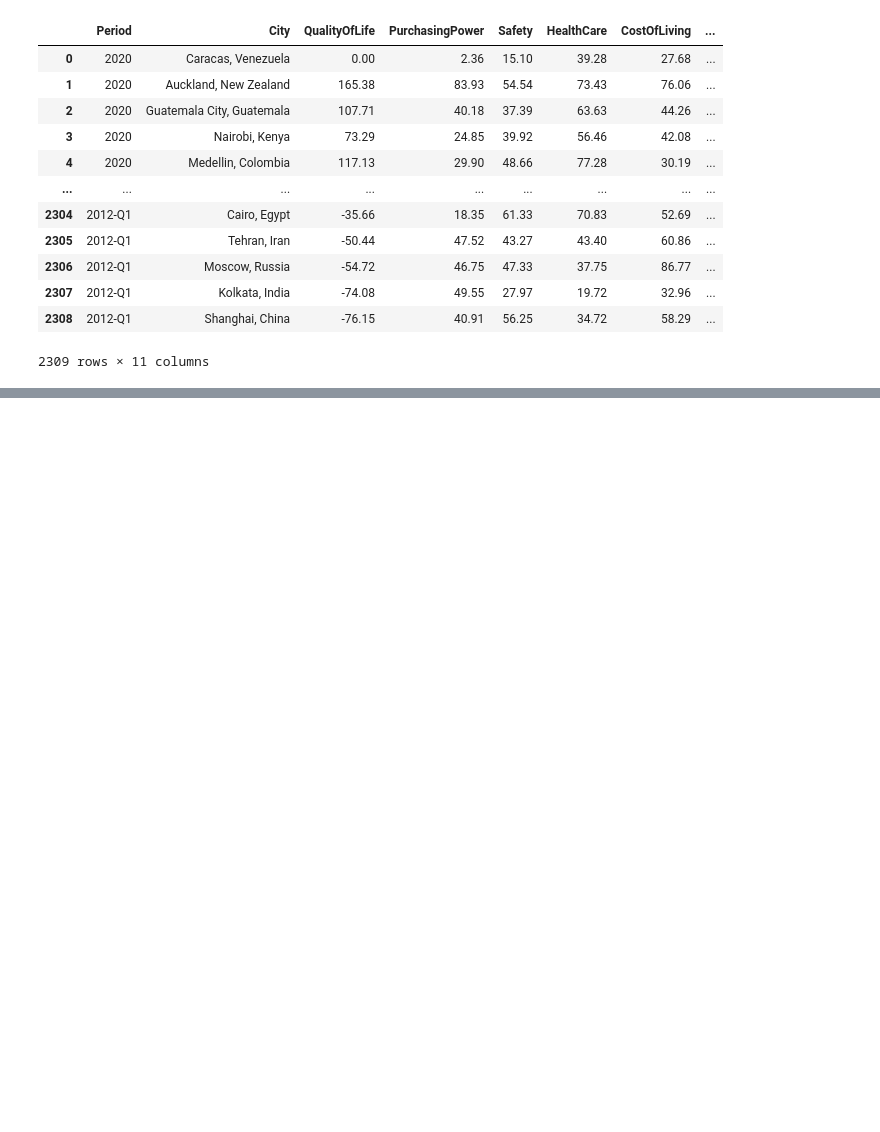
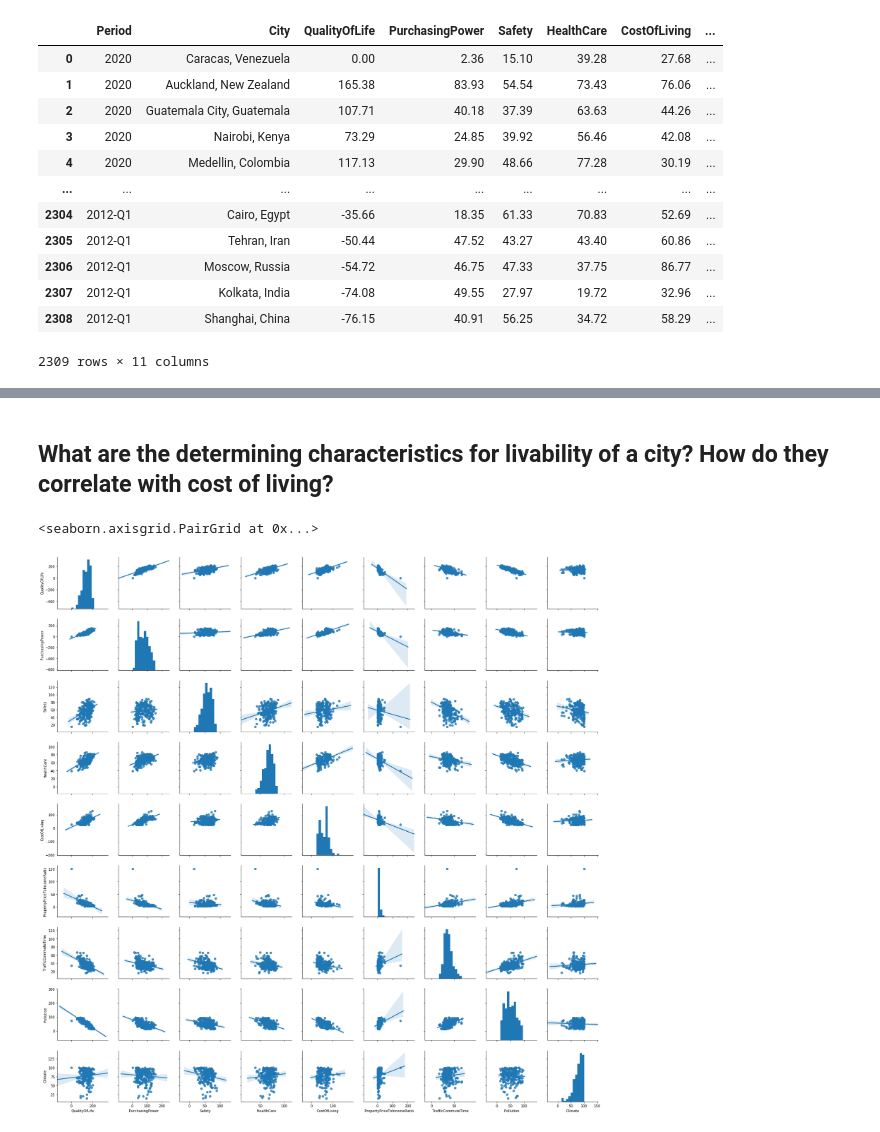
Before and after one commit to helmuthb/data-oriented-programming, a Jupyter notebook: Numbeo.ipynb, the cells around one changed output, grey strips where cells are left out. Cells and saved outputs as stored; diff of their text form; code cells hidden in the pictures; blank space fills up the shorter version.

Commit message:
Answered Question 1 and Question 4 added further todos

```diff
--- a/Numbeo.ipynb
+++ b/Numbeo.ipynb
@@ -104,0 +112,12 @@ fig.savefig('visuals/RankingsOverTimeBoxPlot.png')
+# %% [markdown]
+## What are the determining characteristics for livability of a city? How do they correlate with cost of living?
+# %%
+#for this question we will look at the most recent data (2020) and make a visual analysis.
+#after that we will train a linear regression model in r and interpret the inference statistics
+
+dfNumbeo2020 = dfNumbeo.set_index('Period').loc['2020',:]
+#dfNumbeo2020
+sns.pairplot(dfNumbeo2020,kind="reg")
+# %% [output]
+<seaborn.axisgrid.PairGrid at 0x...>
+[figure, added]
```
Also changed, not shown: parts of 16 cells of this notebook, 3 other files.
